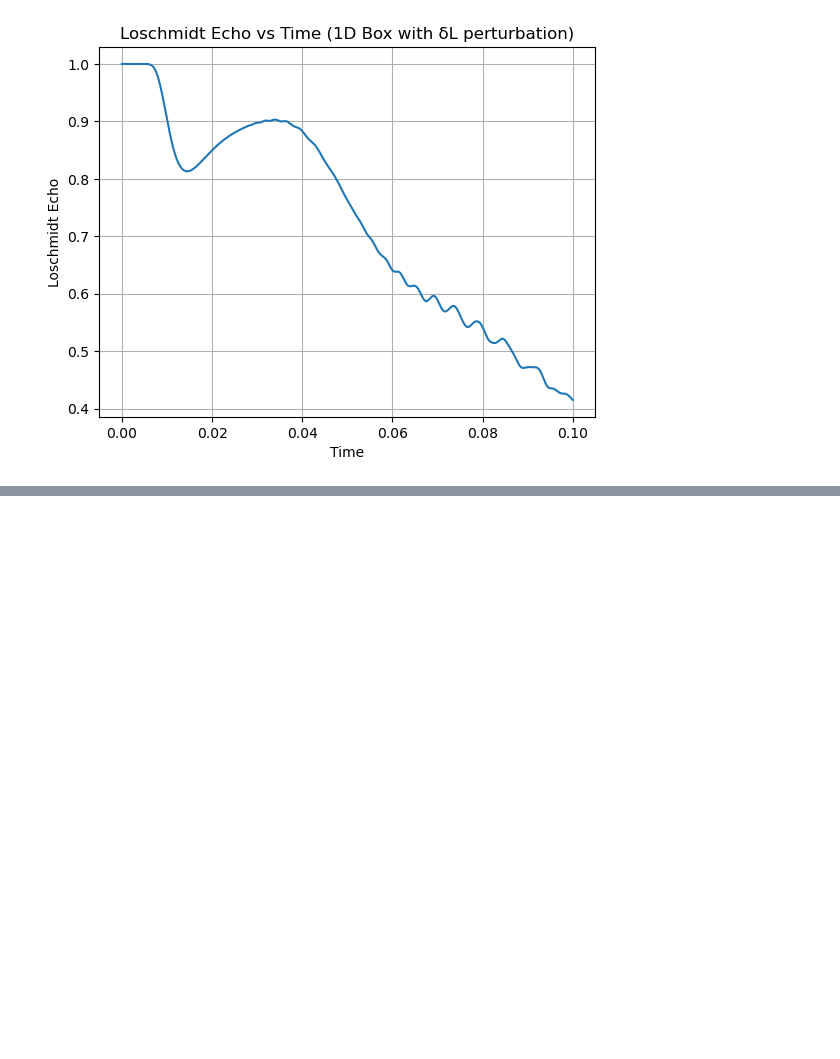
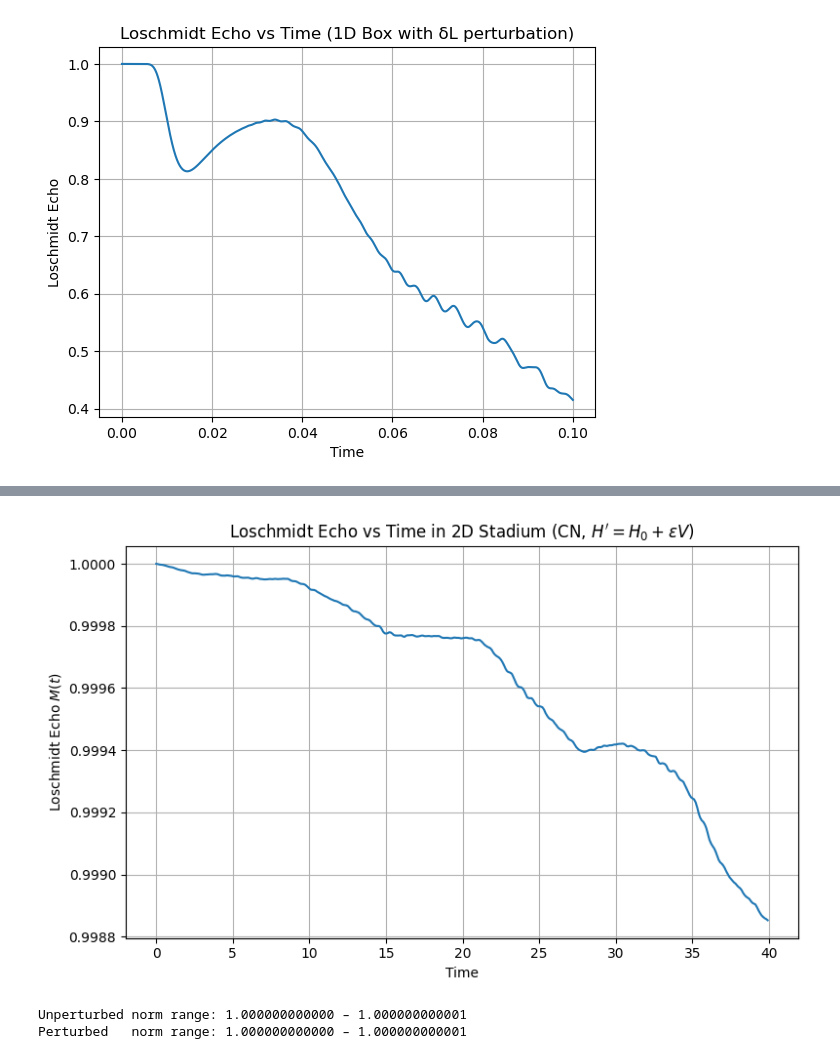
Before and after one commit to Shaukat-aziz/Quantum_Computing, a Jupyter notebook: guru-1.ipynb, the cells around one changed output, grey strips where cells are left out. Cells and saved outputs as stored; diff of their text form; code cells hidden in the pictures; blank space fills up the shorter version.

```diff
--- a/guru-1.ipynb
+++ b/guru-1.ipynb
@@ -444,0 +744,75 @@ plt.show()
+# %%
+# === Add this block AFTER you create H_free, A, B, LU, and psi_free ===
+
+# ---- Define a small perturbation V(x,y) on the SAME grid/mask ----
+eps_V = 0.05         # perturbation strength (energy units)
+xV, yV = 0.6, 0.0    # center of the Gaussian bump (in your coordinates)
+sigma_V = 0.25       # width of the bump
+
+V_full = eps_V * np.exp(-((X - xV)**2 + (Y - yV)**2) / (2*sigma_V**2))
+V_vec  = V_full.flatten()
+V_free = V_vec[free_points]                  # restrict to domain
+Vop    = diags(V_free, 0, shape=(Nfree, Nfree)).tocsr()
+
+# ---- Build perturbed Hamiltonian H' = H0 + V ----
+H_free_pert = H_free + Vop
+
+# ---- Crank–Nicolson matrices for H' ----
+A_pert = (I_free + 1j * dt / (2*hbar) * H_free_pert).tocsc()
+B_pert = (I_free - 1j * dt / (2*hbar) * H_free_pert).tocsc()
+LU_pert = splu(A_pert)
+
+# (Optional) LU for B and B_pert if you ever want explicit backward stepping:
+# LU_B0    = splu(B.tocsc())
+# LU_Bpert = splu(B_pert.tocsc())
+
+# ---- Initialize two copies of the same normalized initial state ----
+psi_unpert = psi_free.copy()   # evolves with H0
+psi_pert   = psi_free.copy()   # evolves with H'
+
+# ---- Time evolution and Loschmidt echo ----
+echo_times = []
+echo_vals  = []
+
+# If you want to store norms to check unitarity on both branches:
+norms_unpert = [np.sum(np.abs(psi_unpert)**2) * dx * dy]
+norms_pert   = [np.sum(np.abs(psi_pert)**2)   * dx * dy]
+
+sample_every = 10  # record echo every N steps (adjust to taste)
+
+for n in tqdm_nb(range(T_steps), desc="Echo: evolve H0 & H'"):
+    # One CN step under H0
+    b0 = B @ psi_unpert
+    psi_unpert = LU.solve(b0)
+
+    # One CN step under H'
+    bp = B_pert @ psi_pert
+    psi_pert = LU_pert.solve(bp)
+
+    if (n % sample_every) == 0:
+        t = (n+1) * dt
+        # Overlap on masked domain: <psi_H0(t) | psi_H'(t)>
+        overlap = dx * dy * np.vdot(psi_unpert, psi_pert)   # vdot does conjugate on first arg
+        M_t = np.abs(overlap)**2
+        echo_times.append(t)
+        echo_vals.append(M_t)
+
+        # (Optional) track norms
+        norms_unpert.append(np.sum(np.abs(psi_unpert)**2) * dx * dy)
+        norms_pert.append(np.sum(np.abs(psi_pert)**2)   * dx * dy)
+
+# ---- Plot Loschmidt Echo ----
+plt.figure(figsize=(8,5))
+plt.plot(echo_times, echo_vals, lw=1.5)
+plt.xlabel("Time")
+plt.ylabel("Loschmidt Echo $M(t)$")
+plt.title("Loschmidt Echo vs Time in 2D Stadium (CN, $H' = H_0 + \\varepsilon V$)")
+plt.grid(True)
+plt.tight_layout()
+plt.show()
+
+# (Optional) inspect norm preservation for both branches
+if norms_unpert and norms_pert:
+    print(f"Unperturbed norm range: {min(norms_unpert):.12f} – {max(norms_unpert):.12f}")
+    print(f"Perturbed   norm range: {min(norms_pert):.12f} – {max(norms_pert):.12f}")
+# %% [output]
@@ -444,0 +836,3 @@ plt.show()
+[figure, added]
+Unperturbed norm range: 1.000000000000 – 1.000000000001
+Perturbed   norm range: 1.000000000000 – 1.000000000001
```
Also changed, not shown: parts of 12 cells of this notebook, 13 other files.
